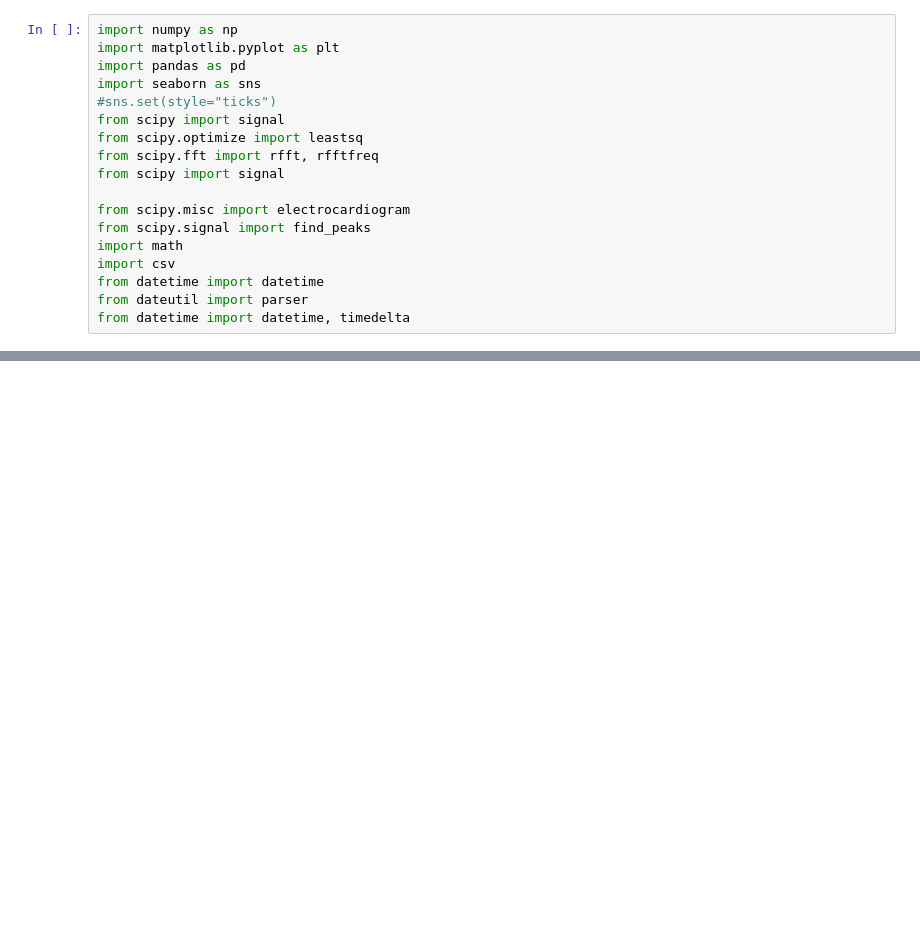
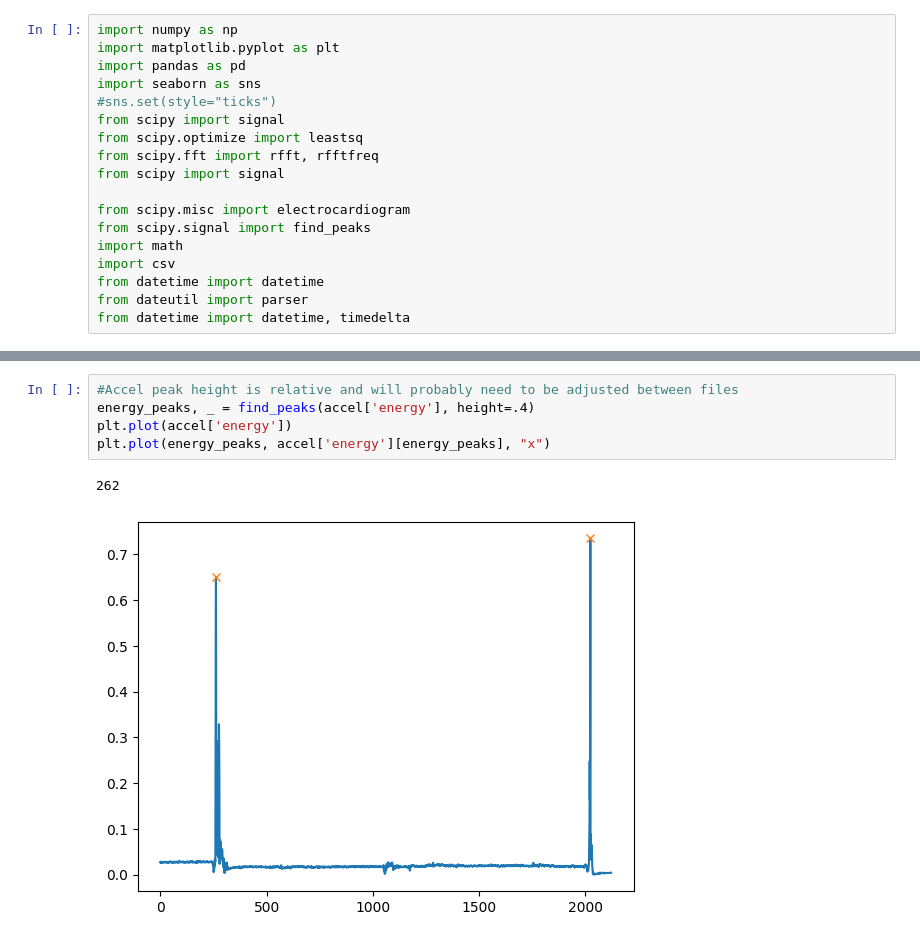
Before and after one commit to jkpersche/Footbit_files2, a Jupyter notebook: Lining_up_files.ipynb, the cells around one changed output, grey strips where cells are left out. Drawn from its saved outputs; the diff is of its cells as text; blank space fills up the shorter version.

```diff
--- a/Lining_up_files.ipynb
+++ b/Lining_up_files.ipynb
@@ -18,0 +50,8 @@ from datetime import datetime, timedelta
+# %%
+#Accel peak height is relative and will probably need to be adjusted between files
+energy_peaks, _ = find_peaks(accel['energy'], height=.4)
+plt.plot(accel['energy'])
+plt.plot(energy_peaks, accel['energy'][energy_peaks], "x")
+# %% [output]
+262
+[figure, added]
```
Also changed, not shown: parts of 12 cells of this notebook, 25 other files.
